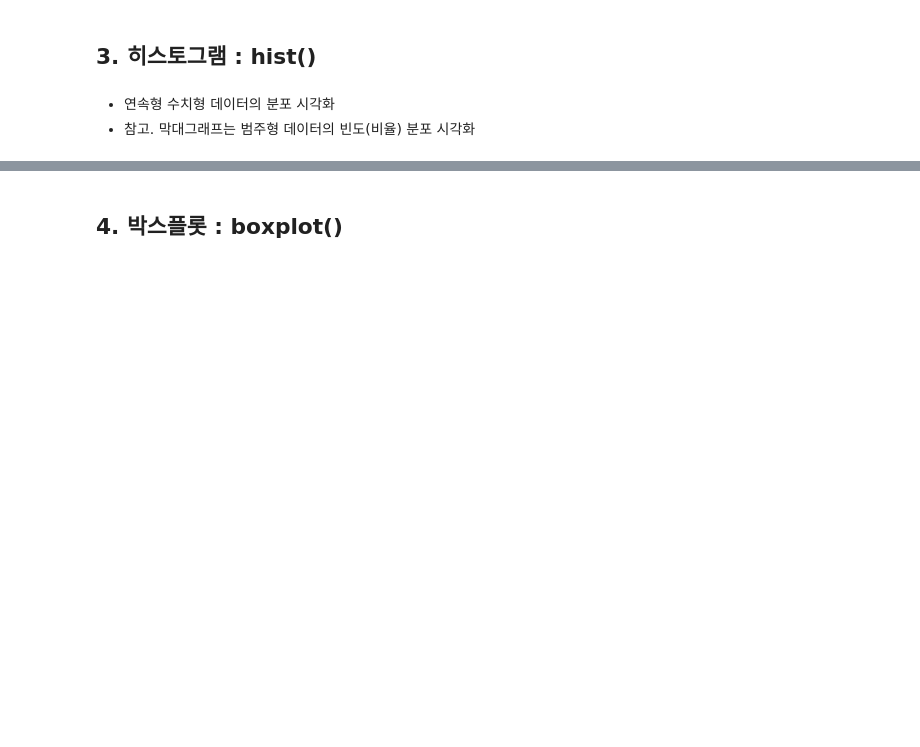
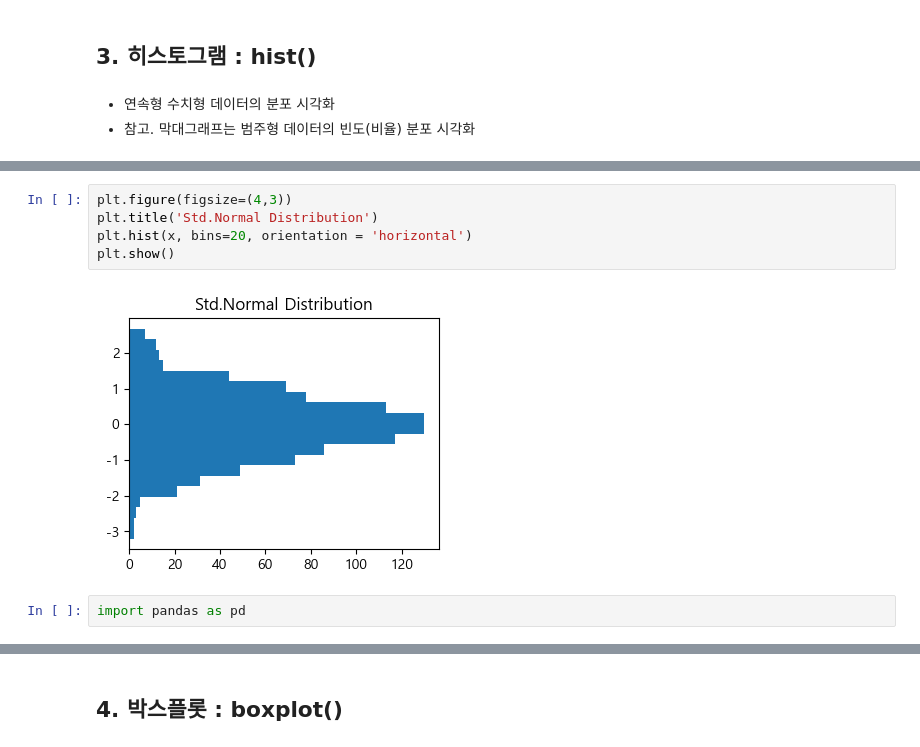
Before and after one commit to Yerial1125/visualization, a Jupyter notebook: 1_Matplotlib02.ipynb, the cells around one changed output, grey strips where cells are left out. Saved outputs shown, nothing was run; the diff lists cells and outputs as text; blank space fills up the shorter version.

```diff
--- a/1_Matplotlib02.ipynb
+++ b/1_Matplotlib02.ipynb
@@ -282,0 +302,9 @@ plt.show()
+# %%
+plt.figure(figsize=(4,3))
+plt.title('Std.Normal Distribution')
+plt.hist(x, bins=20, orientation = 'horizontal')
+plt.show()
+# %% [output]
+[figure, added]
+# %%
+import pandas as pd
```
Also changed, not shown: parts of 46 cells of this notebook.
